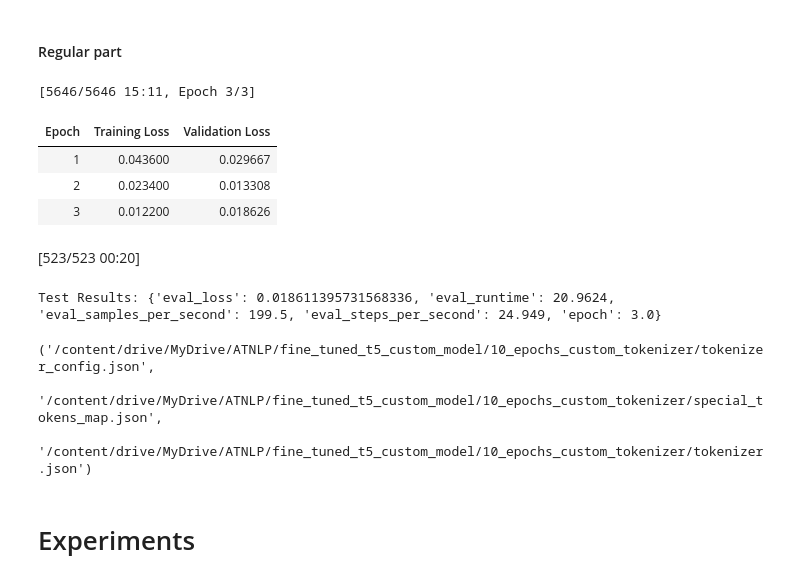
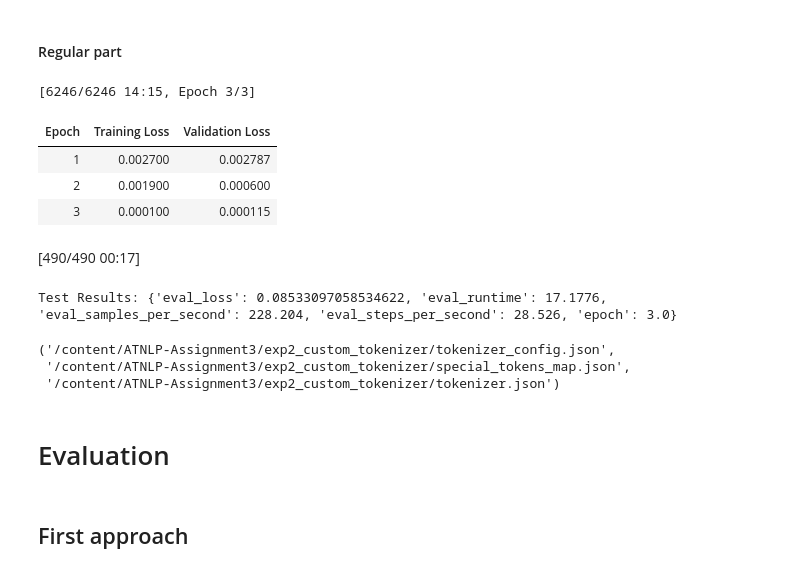
Before and after one commit to janljubas/ATNLP-Assignment3, a Jupyter notebook: ATNLP_Assignment3_finetuning.ipynb, the cells around one changed output. Saved outputs shown, nothing was run; the diff lists cells and outputs as text; code cells hidden in the pictures.

```diff
--- a/ATNLP_Assignment3_finetuning.ipynb
+++ b/ATNLP_Assignment3_finetuning.ipynb
@@ -30,13 +66,13 @@ trainer = trainers.BpeTrainer(vocab_size=5000, special_tokens=["<pad>", "<unk>",
 tokenizer.train(files=["/content/ATNLP-Assignment3/data/all_data.txt"], trainer=trainer)
 
 # Save the tokenizer
-tokenizer.save("/content/ATNLP-Assignment3/custom_tokenizer.json")
+tokenizer.save("/content/ATNLP-Assignment3/exp_2_custom_tokenizer.json")
 
 
 from transformers import PreTrainedTokenizerFast
 
 # tokenizer = T5Tokenizer.from_pretrained(model_name)
-tokenizer = Tokenizer.from_file("/content/ATNLP-Assignment3/custom_tokenizer.json")
+tokenizer = Tokenizer.from_file("/content/ATNLP-Assignment3/exp_2_custom_tokenizer.json")
 
 # Wrap the custom tokenizer
 custom_tokenizer = PreTrainedTokenizerFast(
@@ -69,27 +105,27 @@ def load_scan_data(file_path):
 
 
 # 1.1. loading the training data
-train_inputs, train_outputs = load_scan_data("/content/ATNLP-Assignment3/data/Experiment-1/tasks_train_simple.txt")
+train_inputs, train_outputs = load_scan_data("/content/ATNLP-Assignment3/data/Experiment-2/tasks_train_length.txt")
 # print(len(train_inputs), len(train_outputs))
 
 # 1.2. creating the Validation set by splitting the train set 90-10
 from sklearn.model_selection import train_test_split
 
 train_inputs, val_inputs, train_outputs, val_outputs = train_test_split(
-    train_inputs, train_outputs, test_size=0.1, random_state=42
+    train_inputs, train_outputs, test_size=0.02, random_state=42  # so that 0.64 of original train data is now what's left
 )
 # print(len(train_inputs), len(train_outputs))
 # print(len(val_inputs), len(val_outputs))
 
 # 1.3. loading the test data
-test_inputs, test_outputs = load_scan_data("/content/ATNLP-Assignment3/data/Experiment-1/tasks_test_simple.txt")
+test_inputs, test_outputs = load_scan_data("/content/ATNLP-Assignment3/data/Experiment-2/tasks_test_length.txt")
 # print(len(test_inputs), len(test_outputs))
 # %%
 # STEP 2: PREPROCESSING THE DATA
 from datasets import Dataset
 
 # tokenize and format the data
-def preprocess_scan_data(inputs, outputs, tokenizer, max_length=128):
+def preprocess_scan_data(inputs, outputs, tokenizer, max_length=48):
     formatted_inputs = [f"translate English to Action: {input_text}" for input_text in inputs]
     model_inputs = tokenizer(formatted_inputs, max_length=max_length, truncation=True, padding="max_length")
     labels = tokenizer(outputs, max_length=max_length, truncation=True, padding="max_length").input_ids
@@ -106,50 +142,65 @@ train_dataset = Dataset.from_dict(train_data)
 val_dataset = Dataset.from_dict(val_data)
 test_dataset = Dataset.from_dict(test_data)
 # %%
+from transformers import TrainerCallback
+# Custom callback to rename checkpoints
+class RenameCheckpointCallback(TrainerCallback):
+    def on_save(self, args, state, control, **kwargs):
+        import os
+        checkpoint_dir = os.path.join(args.output_dir, f"checkpoint-{state.global_step}")
+        new_checkpoint_dir = os.path.join(args.output_dir, f"experiment_1_checkpoint_{state.global_step}")
+        os.rename(checkpoint_dir, new_checkpoint_dir)
+        return control
+
+
 training_args = TrainingArguments(
     output_dir="./results",
     evaluation_strategy="epoch",
-    learning_rate=5e-5,
+    learning_rate=5e-4,
     per_device_train_batch_size=8,
     per_device_eval_batch_size=8,
     num_train_epochs=3,
     weight_decay=0.01,
-    save_total_limit=2,
-    save_steps=500,
+    save_total_limit=32,
+    save_steps=10000,
     logging_dir="./logs",
     logging_steps=10,
 )
 
 # init the trainer
 trainer = Trainer(
     model=model,
     args=training_args,
     train_dataset=train_dataset,
     eval_dataset=val_dataset,  # Use validation set if available
     tokenizer=custom_tokenizer,
+    callbacks=[RenameCheckpointCallback()]
 )
+
+!rm -rf results
 
 trainer.train()
 
 # model evaluation using the test set
 test_results = trainer.evaluate(test_dataset)
 print("Test Results:", test_results)
 # %% [output]
-[5646/5646 15:11, Epoch 3/3]
+[6246/6246 14:15, Epoch 3/3]
 | Epoch | Training Loss | Validation Loss |
-| 1 | 0.043600 | 0.029667 |
-| 2 | 0.023400 | 0.013308 |
-| 3 | 0.012200 | 0.018626 |
+| 1 | 0.002700 | 0.002787 |
+| 2 | 0.001900 | 0.000600 |
+| 3 | 0.000100 | 0.000115 |
-[523/523 00:20]
+[490/490 00:17]
-Test Results: {'eval_loss': 0.018611395731568336, 'eval_runtime': 20.9624, 'eval_samples_per_second': 199.5, 'eval_steps_per_second': 24.949, 'epoch': 3.0}
+Test Results: {'eval_loss': 0.08533097058534622, 'eval_runtime': 17.1776, 'eval_samples_per_second': 228.204, 'eval_steps_per_second': 28.526, 'epoch': 3.0}
 # %%
 # Save the model and tokenizer
-model.save_pretrained("/content/drive/MyDrive/ATNLP/fine_tuned_t5_custom_model/10_epochs_custom_tokenizer")
-custom_tokenizer.save_pretrained("/content/drive/MyDrive/ATNLP/fine_tuned_t5_custom_model/10_epochs_custom_tokenizer")
+model.save_pretrained("/content/ATNLP-Assignment3/results/experiment_2")
+custom_tokenizer.save_pretrained("/content/ATNLP-Assignment3/exp2_custom_tokenizer")
 # %% [output]
-('/content/drive/MyDrive/ATNLP/fine_tuned_t5_custom_model/10_epochs_custom_tokenizer/tokenizer_config.json',
- '/content/drive/MyDrive/ATNLP/fine_tuned_t5_custom_model/10_epochs_custom_tokenizer/special_tokens_map.json',
- '/content/drive/MyDrive/ATNLP/fine_tuned_t5_custom_model/10_epochs_custom_tokenizer/tokenizer.json')
+('/content/ATNLP-Assignment3/exp2_custom_tokenizer/tokenizer_config.json',
+ '/content/ATNLP-Assignment3/exp2_custom_tokenizer/special_tokens_map.json',
+ '/content/ATNLP-Assignment3/exp2_custom_tokenizer/tokenizer.json')
 # %% [markdown]
-
-# Experiments
+# Evaluation
+# %% [markdown]
+## First approach
```
Also changed, not shown: parts of 20 cells of this notebook.
